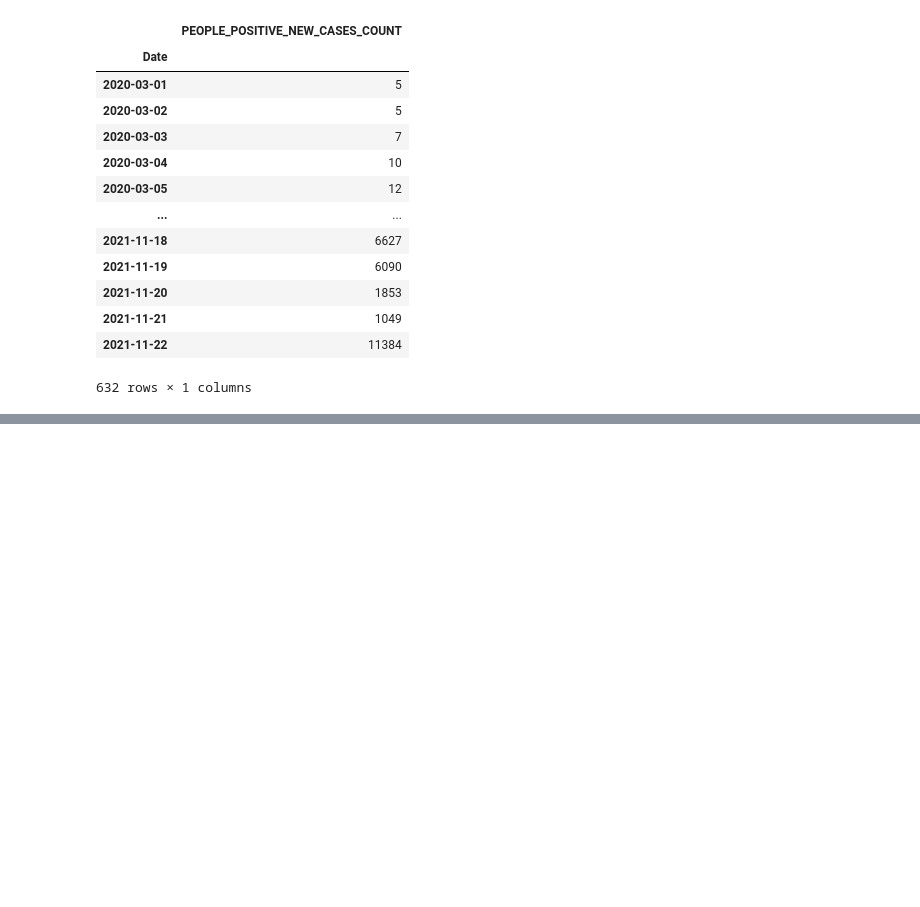
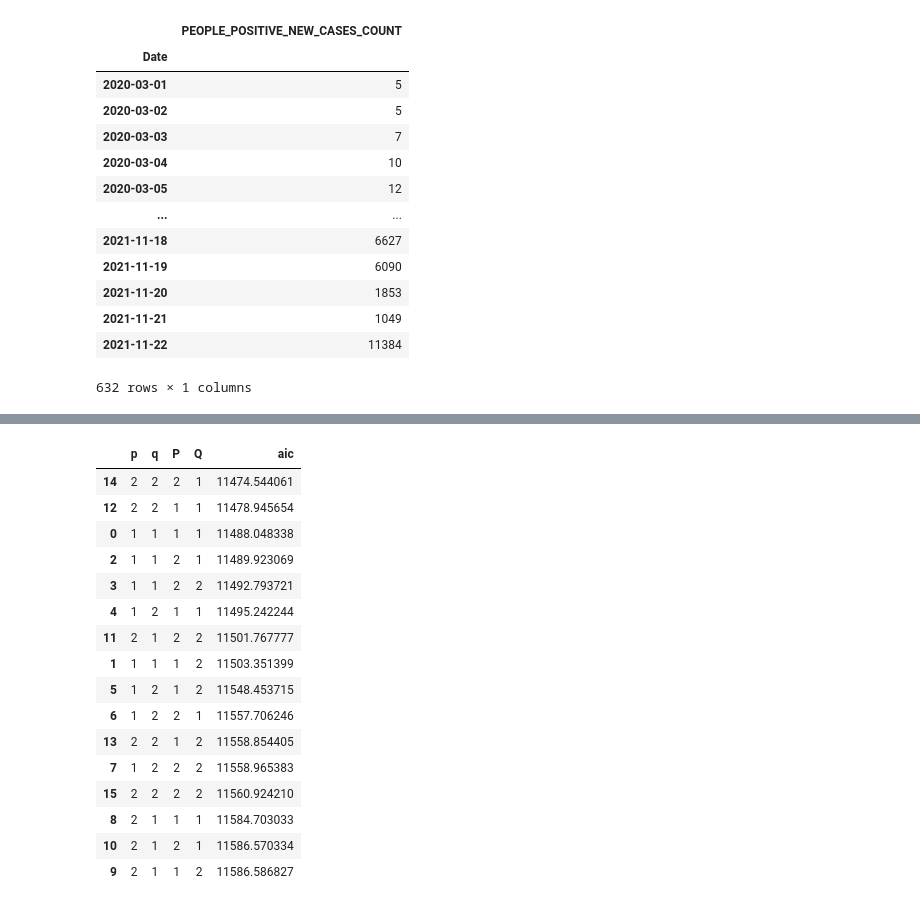
Before and after one commit to danielhe-nu/STAT390-Snowman, a Jupyter notebook: Daniel Final/California_Uni_390.ipynb, the cells around one changed output, grey strips where cells are left out. Cells and saved outputs as stored; diff of their text form; code cells hidden in the pictures; blank space fills up the shorter version.

```diff
--- a/Daniel Final/California_Uni_390.ipynb
+++ b/Daniel Final/California_Uni_390.ipynb
@@ -173,0 +190,18 @@ cali_train
+# %%
+import warnings
+import statsmodels.api
+warnings.filterwarnings("ignore",category = statsmodels.tools.sm_exceptions.ConvergenceWarning)
+warnings.filterwarnings("ignore",category =  UserWarning)
+warnings.filterwarnings("ignore",category = statsmodels.tools.sm_exceptions.ValueWarning)
+
+if 1:
+    import statsmodels.api as sm
+
+    results=[]
+    for p in range(1,3):
+        for q in range(1,3):
+            for P in range(1,3):
+                for Q in range(1,3):
+                    print(p,q,P,Q)
+                    model=sm.tsa.statespace.SARIMAX(cali_train,order=(p,1,q), seasonal_order=(P,1,Q,52)).fit() # changed to 52
+                    results.append([p,q,P,Q,model.aic])
@@ -173,0 +225,24 @@ cali_train
+# %%
+
+# Create a DataFrame from the results
+df_results = pd.DataFrame(results, columns=['p', 'q', 'P', 'Q', 'aic']).sort_values('aic')
+
+df_results
+# %% [output]
+|  | p | q | P | Q | aic |
+| 14 | 2 | 2 | 2 | 1 | 11474.544061 |
+| 12 | 2 | 2 | 1 | 1 | 11478.945654 |
+| 0 | 1 | 1 | 1 | 1 | 11488.048338 |
+| 2 | 1 | 1 | 2 | 1 | 11489.923069 |
+| 3 | 1 | 1 | 2 | 2 | 11492.793721 |
+| 4 | 1 | 2 | 1 | 1 | 11495.242244 |
+| 11 | 2 | 1 | 2 | 2 | 11501.767777 |
+| 1 | 1 | 1 | 1 | 2 | 11503.351399 |
+| 5 | 1 | 2 | 1 | 2 | 11548.453715 |
+| 6 | 1 | 2 | 2 | 1 | 11557.706246 |
+| 13 | 2 | 2 | 1 | 2 | 11558.854405 |
+| 7 | 1 | 2 | 2 | 2 | 11558.965383 |
+| 15 | 2 | 2 | 2 | 2 | 11560.924210 |
+| 8 | 2 | 1 | 1 | 1 | 11584.703033 |
+| 10 | 2 | 1 | 2 | 1 | 11586.570334 |
+| 9 | 2 | 1 | 1 | 2 | 11586.586827 |
```
Also changed, not shown: parts of 8 cells of this notebook.
